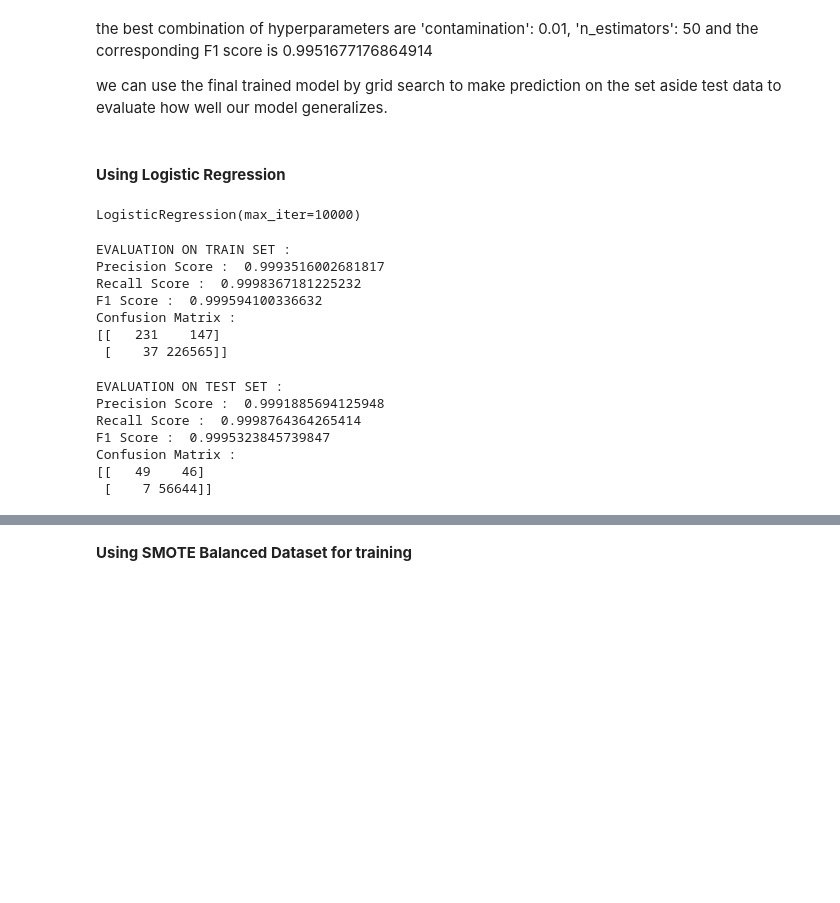
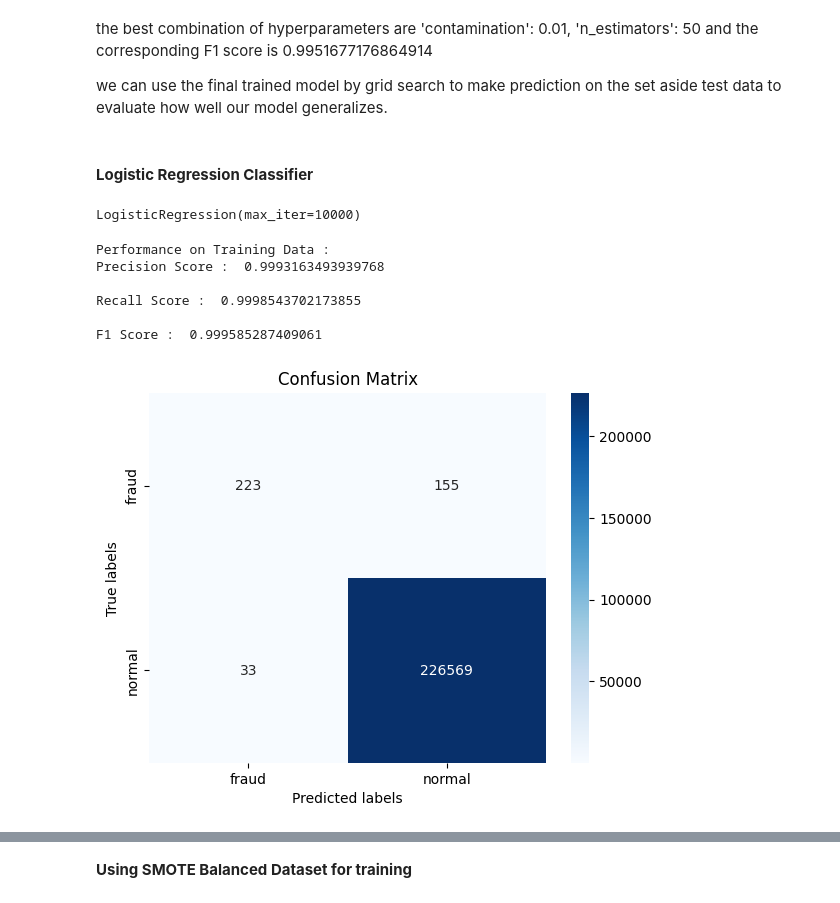
Before and after one commit to aadityab7/Data-Science-Projects, a Jupyter notebook: Credit Card Fraud Detection/Credit Card Fraud Detection.ipynb, the cells around one changed output, grey strips where cells are left out. Saved outputs shown, nothing was run; the diff lists cells and outputs as text; code cells hidden in the pictures; blank space fills up the shorter version.

```diff
--- a/Credit Card Fraud Detection/Credit Card Fraud Detection.ipynb
+++ b/Credit Card Fraud Detection/Credit Card Fraud Detection.ipynb
@@ -245,3 +268,0 @@ data.head()
-# %%
-# drop Time and Amount columns as they are not relevant for prediction purpose
-data = data.drop(['Time', 'Amount'], axis = 1)
@@ -425,5 +491,5 @@ print(confusion_matrix(y_test, y_pred))
 # %% [markdown]
-#### **Using Logistic Regression**
+#### **Logistic Regression Classifier**
 # %%
 from sklearn.linear_model import LogisticRegression
 
@@ -435,38 +501,19 @@ lr.fit(X_train, y_train.ravel())
 # %% [output]
 LogisticRegression(max_iter=10000)
 # %%
-y_pred_train2 = lr.predict(X_train)
+#predictions on training set
+y_pred_train_lr = lr.predict(X_train)
 
-print("EVALUATION ON TRAIN SET : ")
-
-print('Precision Score : ', precision_score(y_train, y_pred_train2))
-print('Recall Score : ', recall_score(y_train, y_pred_train2))
-print('F1 Score : ', f1_score(y_train, y_pred_train2))
-print('Confusion Matrix : ')
-print(confusion_matrix(y_train, y_pred_train2))
+#predictions on test set
+y_pred_test_lr = lr.predict(X_test)
-# %% [output]
-EVALUATION ON TRAIN SET :
-Precision Score :  0.9993516002681817
-Recall Score :  0.9998367181225232
-F1 Score :  0.999594100336632
-Confusion Matrix :
-[[   231    147]
- [    37 226565]]
 # %%
-y_predictions = lr.predict(X_test)
-
-print("EVALUATION ON TEST SET : ")
-
-print('Precision Score : ', precision_score(y_test, y_predictions))
-print('Recall Score : ', recall_score(y_test, y_predictions))
-print('F1 Score : ', f1_score(y_test, y_predictions))
-print('Confusion Matrix : ')
-print(confusion_matrix(y_test, y_predictions))
+print("Performance on Training Data : ")
+print_metrics_evaluation(y_pred_train_lr, y_train)
 # %% [output]
-EVALUATION ON TEST SET :
-Precision Score :  0.9991885694125948
-Recall Score :  0.9998764364265414
-F1 Score :  0.9995323845739847
-Confusion Matrix :
-[[   49    46]
- [    7 56644]]
+Performance on Training Data :
+Precision Score :  0.9993163493939768
+
+Recall Score :  0.9998543702173855
+
+F1 Score :  0.999585287409061
+[figure, added]
```
Also changed, not shown: parts of 64 cells of this notebook, 1 other file.
